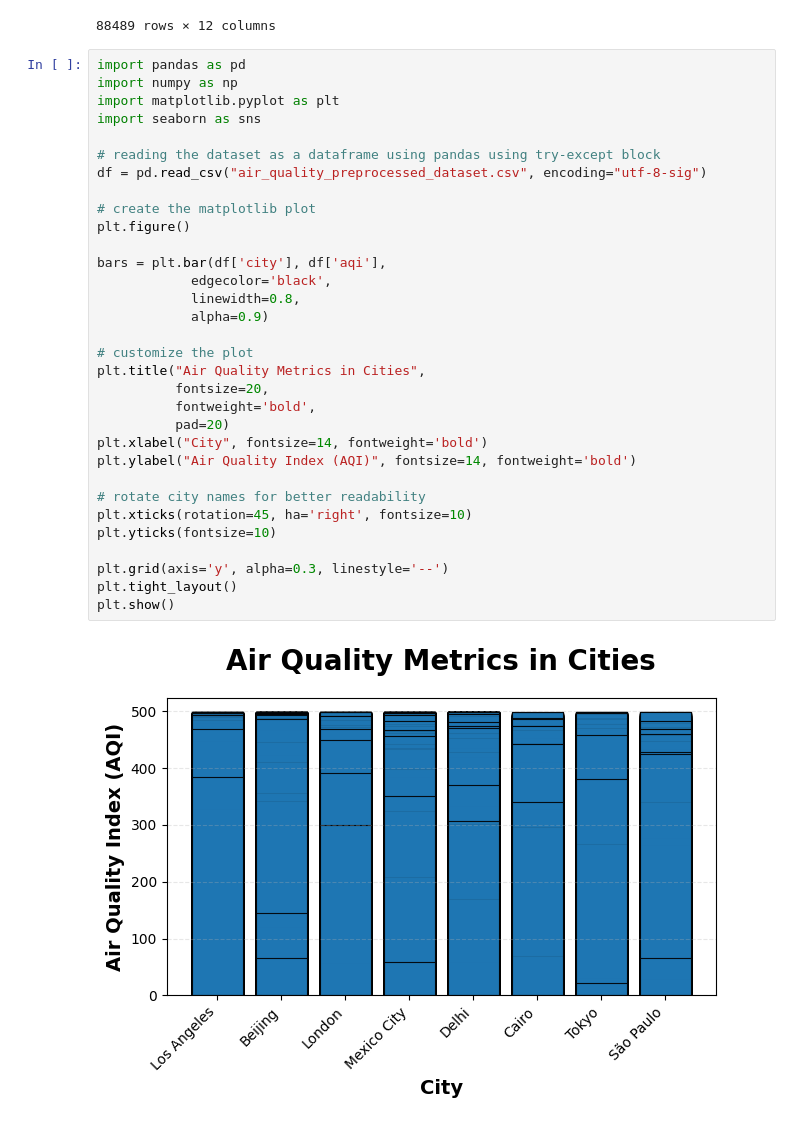
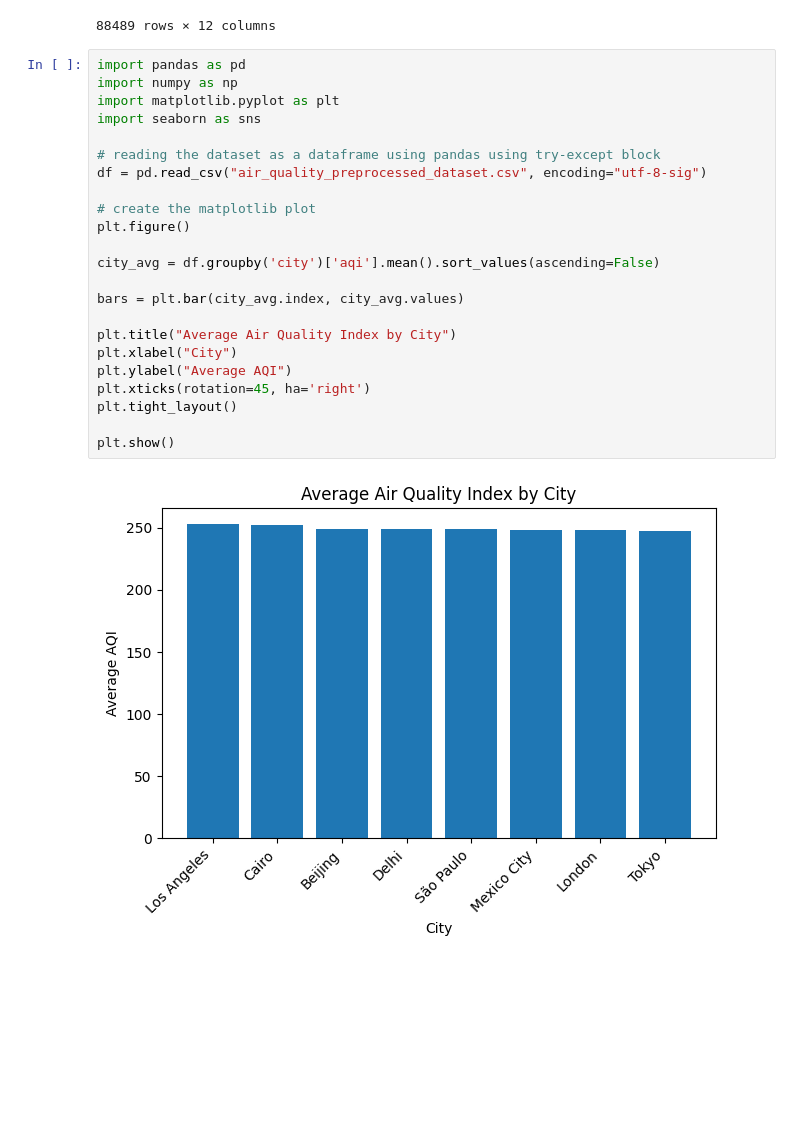
Before and after one commit to louisnguyenn/Global_Air_Quality_Data_Analysis, a Jupyter notebook: air_quality_notebook.ipynb, the cells around one changed output. Cells and saved outputs as stored; diff of their text form; blank space fills up the shorter version.

Commit message:
graph changes

```diff
--- a/air_quality_notebook.ipynb
+++ b/air_quality_notebook.ipynb
@@ -21,34 +21,25 @@ display(df)
 # %%
 import pandas as pd
 import numpy as np
 import matplotlib.pyplot as plt
 import seaborn as sns
 
 # reading the dataset as a dataframe using pandas using try-except block
 df = pd.read_csv("air_quality_preprocessed_dataset.csv", encoding="utf-8-sig")
 
 # create the matplotlib plot
 plt.figure()
 
-bars = plt.bar(df['city'], df['aqi'],
-            edgecolor='black',
-            linewidth=0.8,
-            alpha=0.9)
+city_avg = df.groupby('city')['aqi'].mean().sort_values(ascending=False)
 
-# customize the plot
-plt.title("Air Quality Metrics in Cities",
-          fontsize=20,
-          fontweight='bold',
-          pad=20)
-plt.xlabel("City", fontsize=14, fontweight='bold')
-plt.ylabel("Air Quality Index (AQI)", fontsize=14, fontweight='bold')
+bars = plt.bar(city_avg.index, city_avg.values)
 
-# rotate city names for better readability
-plt.xticks(rotation=45, ha='right', fontsize=10)
-plt.yticks(fontsize=10)
+plt.title("Average Air Quality Index by City")
+plt.xlabel("City")
+plt.ylabel("Average AQI")
+plt.xticks(rotation=45, ha='right')
+plt.tight_layout()
 
-plt.grid(axis='y', alpha=0.3, linestyle='--')
-plt.tight_layout()
 plt.show()
 # %% [output]
-[figure, old version]
+[figure, new version]
```
Also changed, not shown: 2 other files.
